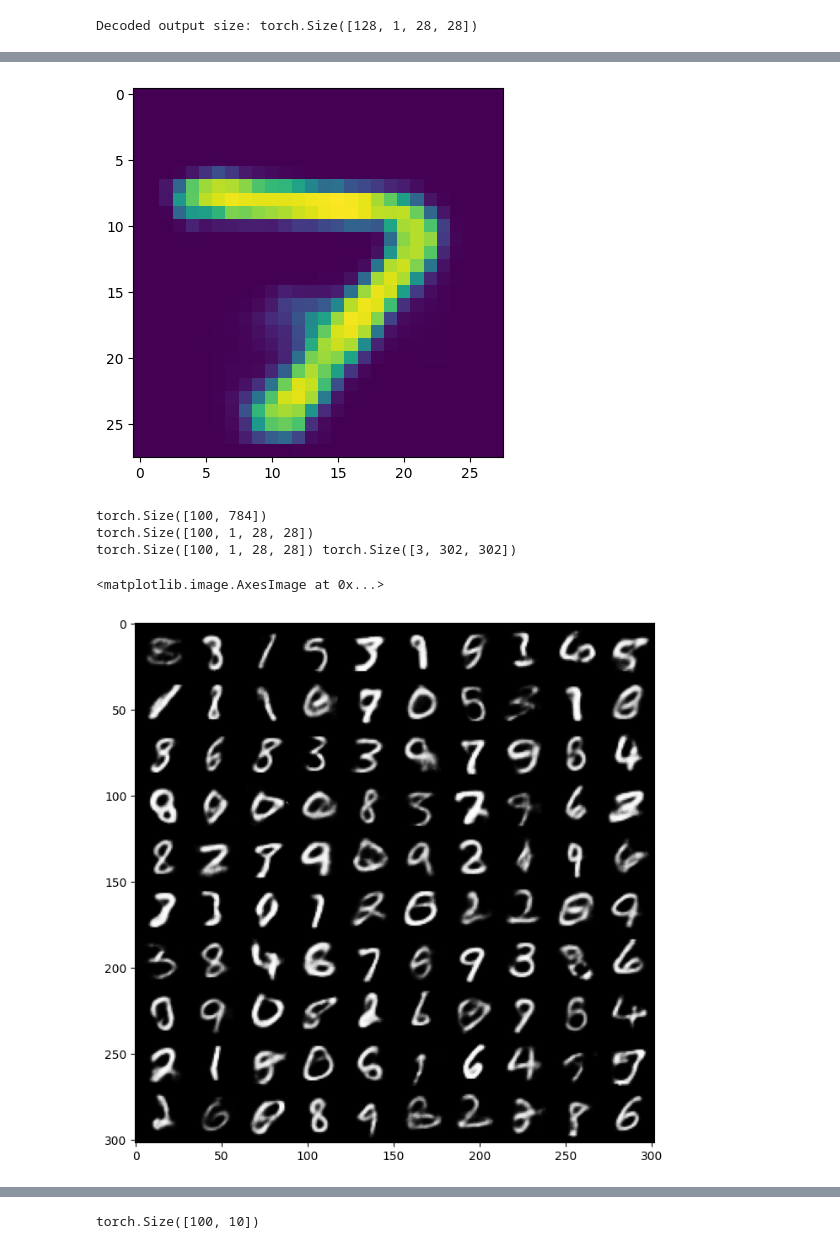
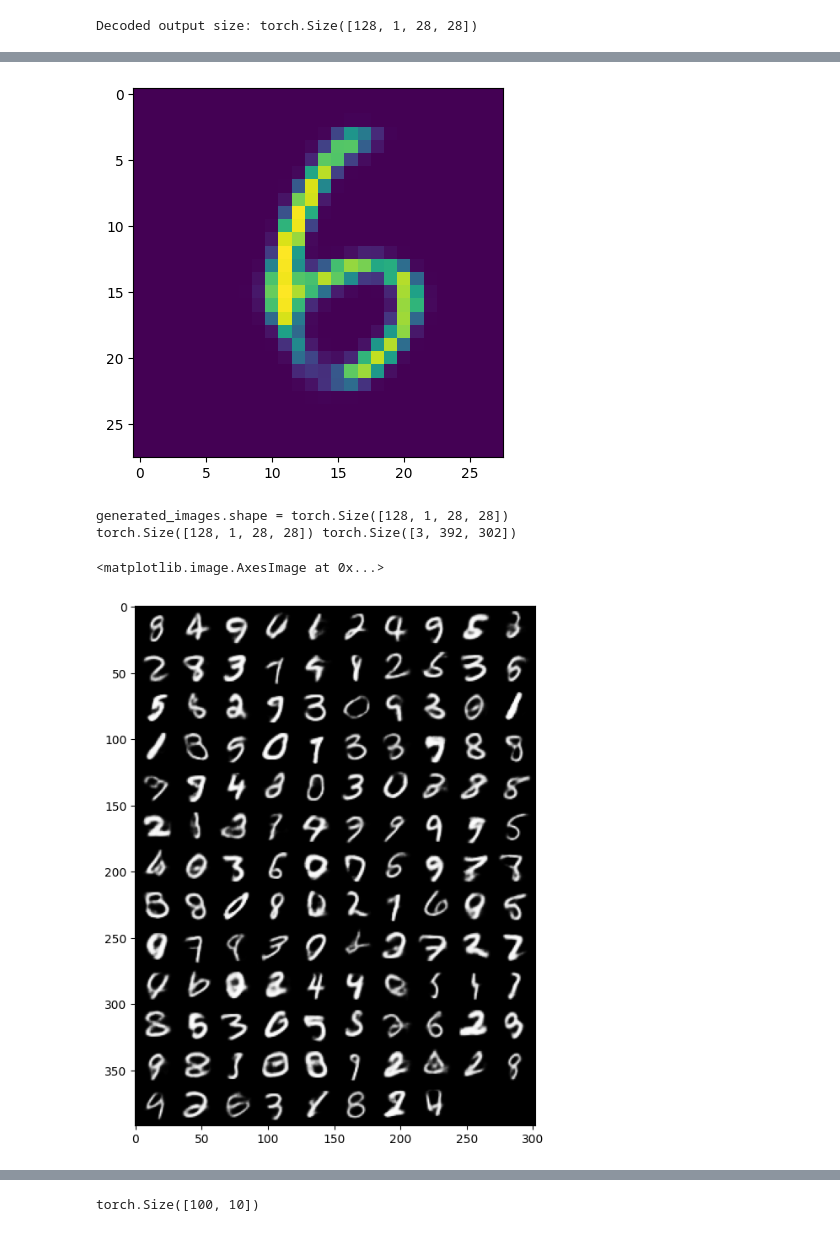
Before and after one commit to rudraxx/pytorch, a Jupyter notebook: 07_VAE_pytorch_CNN.ipynb, the cells around one changed output, grey strips where cells are left out. Cells and saved outputs as stored; diff of their text form; code cells hidden in the pictures.

```diff
--- a/07_VAE_pytorch_CNN.ipynb
+++ b/07_VAE_pytorch_CNN.ipynb
@@ -194,0 +204,13 @@ Decoded output size: torch.Size([128, 1, 28, 28])
+# %%
+encoder = Encoder(input_channels,hidden_dim, latent_dim)
+
+decoder = Decoder(latent_dim, hidden_dim, input_channels)
+
+vae_model = VAE_CNN(encoder, decoder)
+
+#Test the model
+x = torch.randn(batch_size, 1, 28,28)
+
+mu, log_var, x_hat = vae_model(x)
+
+print(f"vae return shape: {x_hat.shape}")
@@ -214,8 +244,8 @@ class Model(nn.Module):
 # %%
-encoder = Encoder(input_dim=x_dim, hidden_dim=hidden_dim, latent_dim=latent_dim)
-decoder = Decoder(latent_dim=latent_dim, hidden_dim = hidden_dim, output_dim = x_dim)
+# encoder = Encoder(input_dim=x_dim, hidden_dim=hidden_dim, latent_dim=latent_dim)
+# decoder = Decoder(latent_dim=latent_dim, hidden_dim = hidden_dim, output_dim = x_dim)
 
-model = Model(Encoder=encoder, Decoder=decoder).to(DEVICE)
+# model = Model(Encoder=encoder, Decoder=decoder).to(DEVICE)
 # %%
 from torch.optim import Adam
 
@@ -321,26 +362,26 @@ show_image(generated_images, idx=12)
 # %%
-show_image(generated_images, idx=0)
+show_image(generated_images, None, idx=0)
 # %% [output]
-[figure, old version]
+[figure, new version]
 # %%
-print(generated_images.shape)
-g2 = generated_images.view(batch_size, 28,28).unsqueeze(1)
-print(g2.shape)
-res = make_grid(g2,nrow=10)
+#Show grid of the generated images
+print(f"generated_images.shape = {generated_images.shape}")
+# g2 = generated_images.view(batch_size, 28,28).unsqueeze(1)
+# print(f"generated_images.shape after unsqueeze = {g2.shape}")
+res = make_grid(generated_images,nrow=10)
 # res = res.permute(1,2,0)
-print(g2.shape, res.shape)
+print(generated_images.shape, res.shape)
 
 
 # new_image = make_grid(g2.cpu(), nrow=4)
 # print(new_image.shape)
 plt.figure(figsize=(8,8))
 plt.imshow(res.permute(1,2,0).cpu())
 # %% [output]
-torch.Size([100, 784])
-torch.Size([100, 1, 28, 28])
-torch.Size([100, 1, 28, 28]) torch.Size([3, 302, 302])
+generated_images.shape = torch.Size([128, 1, 28, 28])
+torch.Size([128, 1, 28, 28]) torch.Size([3, 392, 302])
 <matplotlib.image.AxesImage at 0x...>
-[figure, old version]
+[figure, new version]
 # %%
 def show_images_grid(images, title):
 
```
Also changed, not shown: parts of 20 cells of this notebook.
